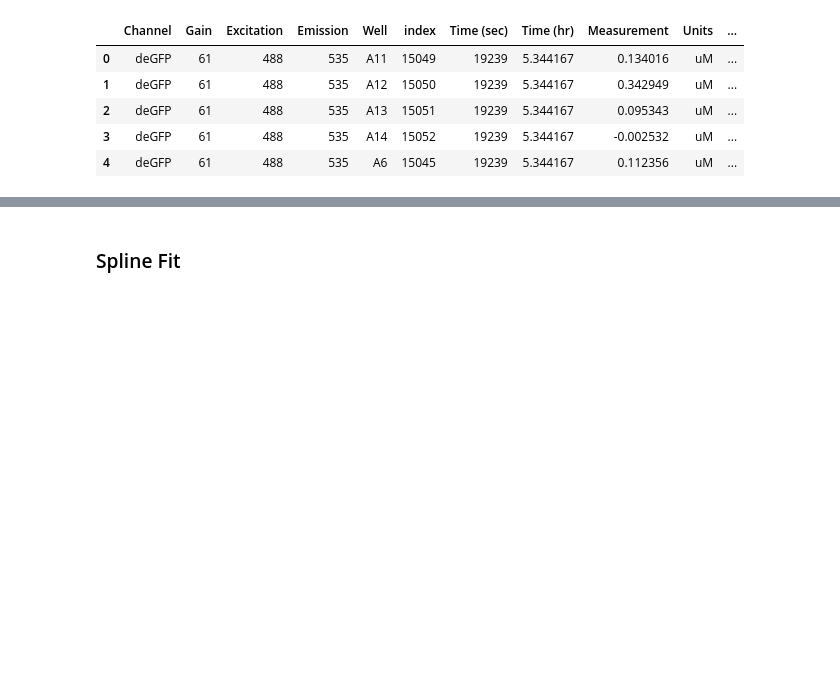
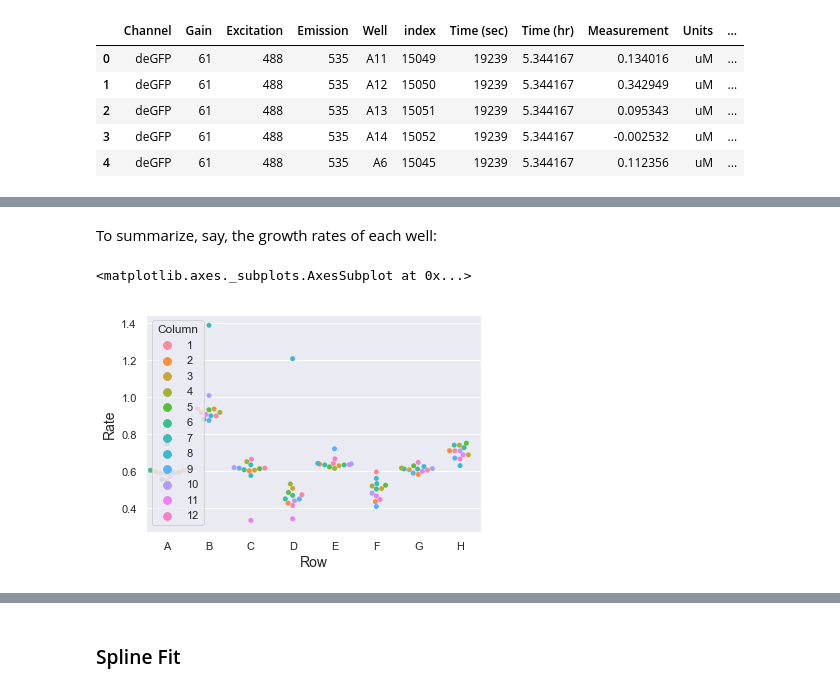
Before and after one commit to sclamons/murraylab_tools, a Jupyter notebook: examples/Biotek Analysis Usage Examples.ipynb, the cells around one changed output, grey strips where cells are left out. Saved outputs shown, nothing was run; the diff lists cells and outputs as text; code cells hidden in the pictures; blank space fills up the shorter version.

```diff
--- a/examples/Biotek Analysis Usage Examples.ipynb
+++ b/examples/Biotek Analysis Usage Examples.ipynb
@@ -262,0 +282,9 @@ endpoint_df.head()
+# %%
+growth_df = summarize_growth(od_df, channel = "OD600")
+# %% [markdown]
+To summarize, say, the growth rates of each well:
+# %%
+sns.swarmplot(data = growth_df, x = "Row", y = "Rate", hue = "Column")
+# %% [output]
+<matplotlib.axes._subplots.AxesSubplot at 0x...>
+[figure, added]
```
Also changed, not shown: parts of 8 cells of this notebook, 6 other files.
